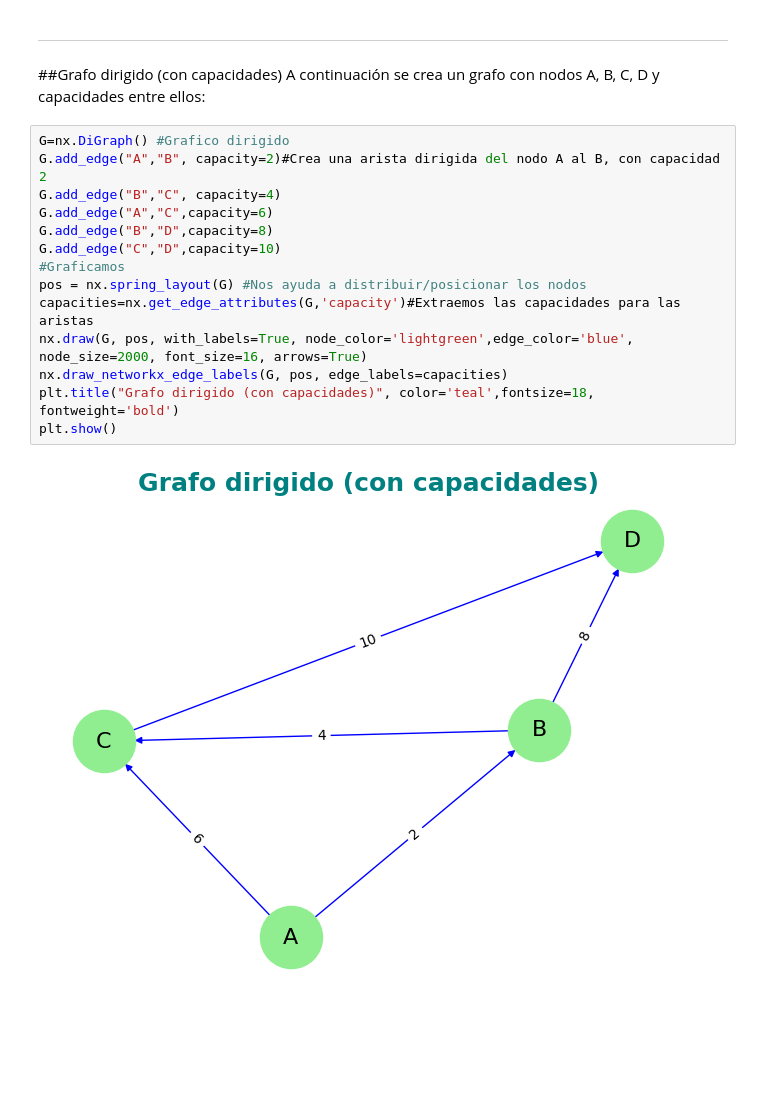
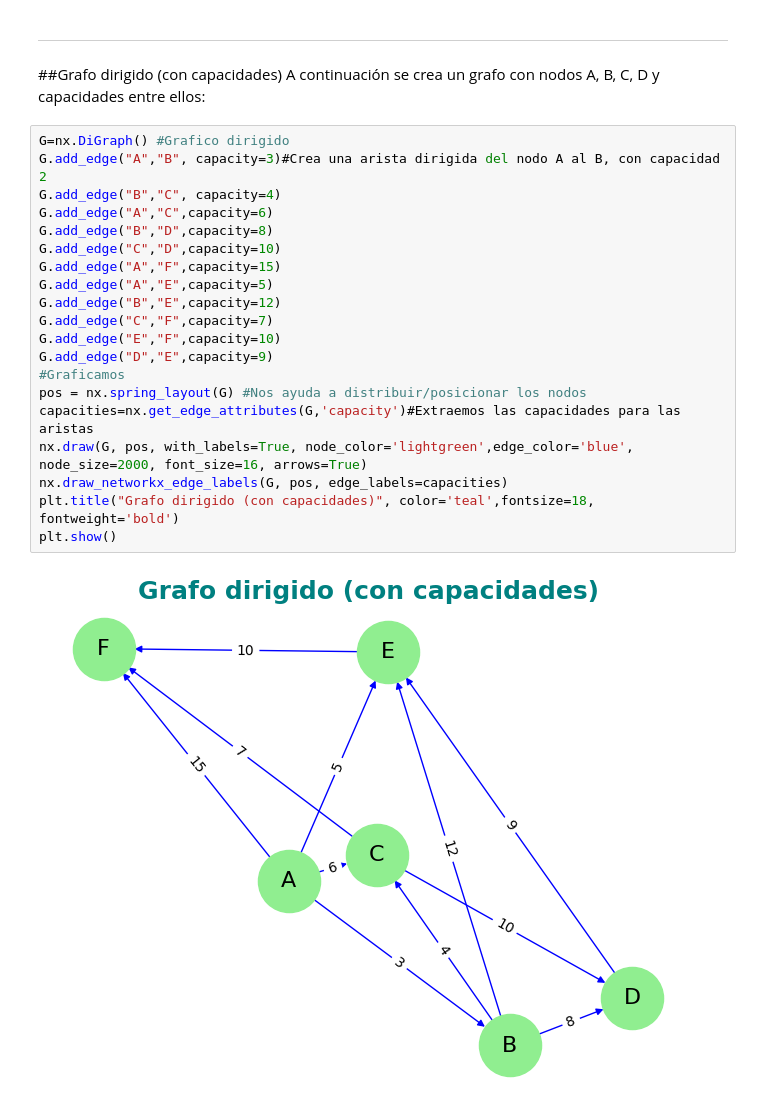
Before and after one commit to BrendaGuadalupeVazquez/INVESTIGACI-N-DE-OPERACIONES, a Jupyter notebook: TutorialNetworkx.ipynb, the cells around one changed output. Cells and saved outputs as stored; diff of their text form; blank space fills up the shorter version.

```diff
--- a/TutorialNetworkx.ipynb
+++ b/TutorialNetworkx.ipynb
@@ -64,18 +142,24 @@ plt.show()
 A continuación se crea un grafo con nodos A, B, C, D y capacidades entre ellos:
 # %%
 G=nx.DiGraph() #Grafico dirigido
-G.add_edge("A","B", capacity=2)#Crea una arista dirigida del nodo A al B, con capacidad 2
+G.add_edge("A","B", capacity=3)#Crea una arista dirigida del nodo A al B, con capacidad 2
 G.add_edge("B","C", capacity=4)
 G.add_edge("A","C",capacity=6)
 G.add_edge("B","D",capacity=8)
 G.add_edge("C","D",capacity=10)
+G.add_edge("A","F",capacity=15)
+G.add_edge("A","E",capacity=5)
+G.add_edge("B","E",capacity=12)
+G.add_edge("C","F",capacity=7)
+G.add_edge("E","F",capacity=10)
+G.add_edge("D","E",capacity=9)
 #Graficamos
 pos = nx.spring_layout(G) #Nos ayuda a distribuir/posicionar los nodos
 capacities=nx.get_edge_attributes(G,'capacity')#Extraemos las capacidades para las aristas
 nx.draw(G, pos, with_labels=True, node_color='lightgreen',edge_color='blue', node_size=2000, font_size=16, arrows=True)
 nx.draw_networkx_edge_labels(G, pos, edge_labels=capacities)
 plt.title("Grafo dirigido (con capacidades)", color='teal',fontsize=18, fontweight='bold')
 plt.show()
 # %% [output]
-[figure, old version]
+[figure, new version]
 # %% [markdown]
```
Also changed, not shown: parts of 8 cells of this notebook.
